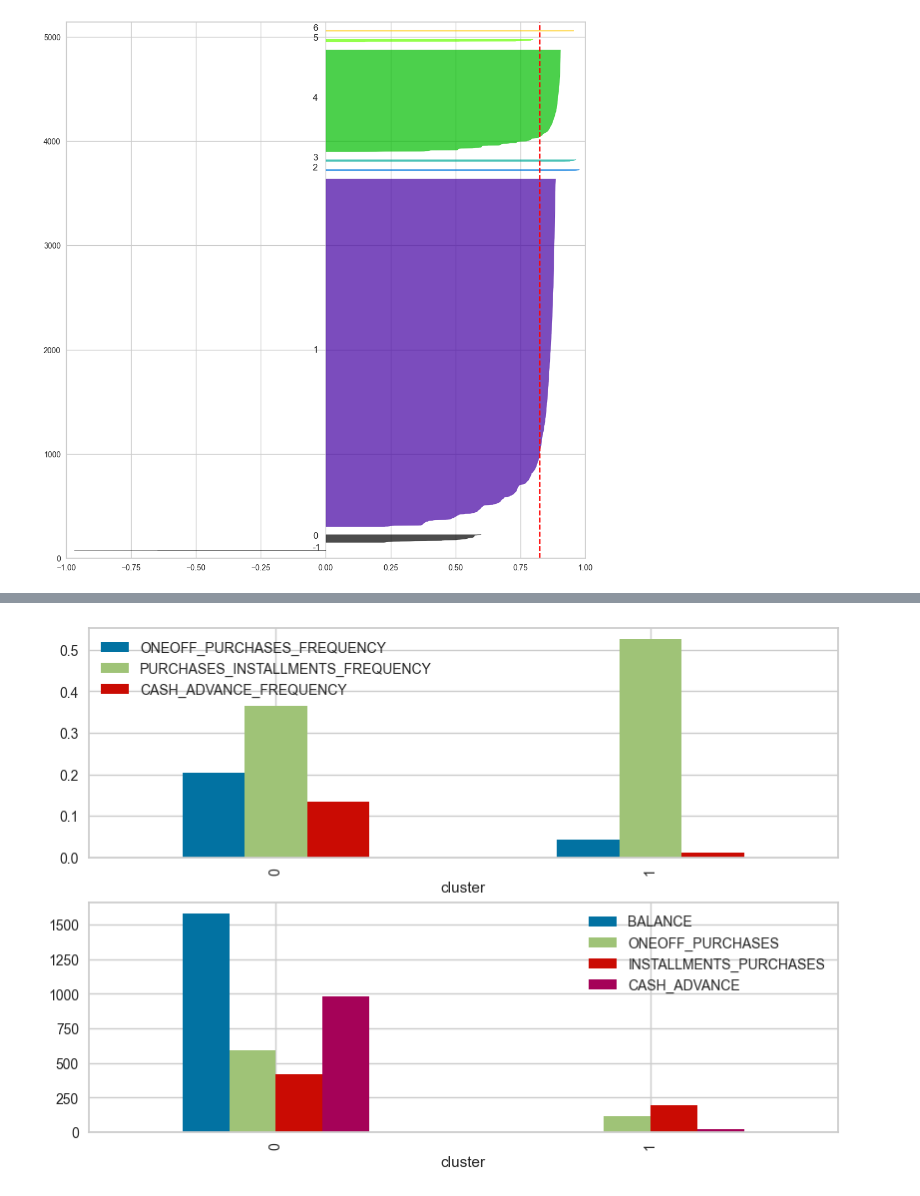
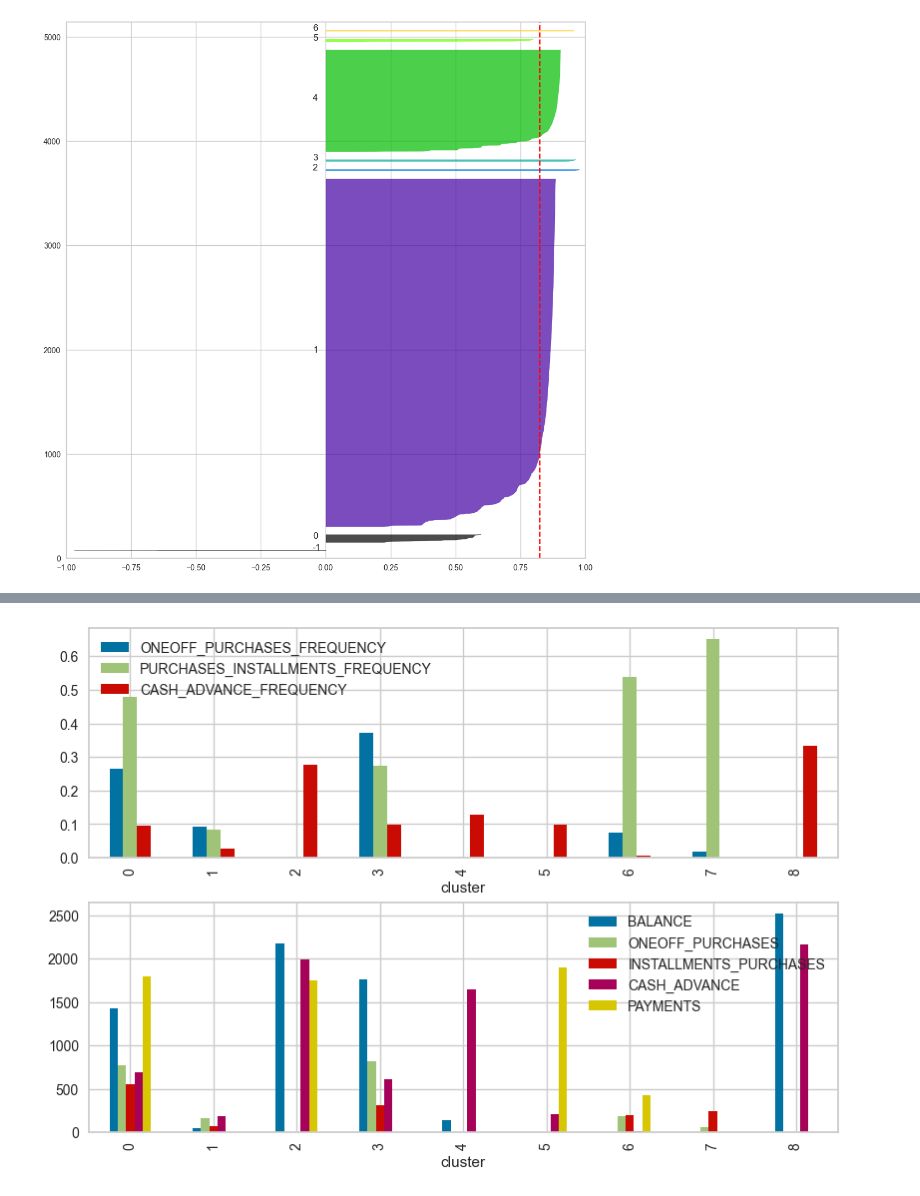
Before and after one commit to jasonrichdarmawan/p1-g4, a Jupyter notebook: h8dsft_P1G4_jason_rich_darmawan_onggo_putra.ipynb, the cells around one changed output, grey strips where cells are left out. Cells and saved outputs as stored; diff of their text form; code cells hidden in the pictures.

```diff
--- a/h8dsft_P1G4_jason_rich_darmawan_onggo_putra.ipynb
+++ b/h8dsft_P1G4_jason_rich_darmawan_onggo_putra.ipynb
@@ -1051,7 +1105,7 @@ def isolate():
 
     interests_2 = [
         'BALANCE', 'ONEOFF_PURCHASES', 'INSTALLMENTS_PURCHASES',
-        'CASH_ADVANCE', 'cluster'
+        'CASH_ADVANCE', 'PAYMENTS', 'cluster'
     ]
 
     Xy_train_imputed[interests_2].groupby(by='cluster').mean().plot.bar(ax=axes[1])
@@ -1065,16 +1121,17 @@ isolate()
 def isolate():
     X_train_final = preprocessor.fit_transform(X=X_train)
 
-    n_clusters = []
+    distance_threshold = []
     silh = []
 
     for hier in hier_list:
-        n_clusters.append(hier.n_clusters)
+        distance_threshold.append(hier.distance_threshold)
         silh.append(silhouette_score(X=X_train_final, labels=hier.labels_))
 
-    print("best estimator index", np.argmax(silh), hier_list[np.argmax(silh)], max(silh))
+    print("best estimator index",
+          np.argmax(silh), hier_list[np.argmax(silh)], max(silh))
 
-    sns.lineplot(x=n_clusters, y=silh)
+    sns.lineplot(x=distance_threshold, y=silh)
 
 isolate()
 # %% [output]
@@ -1083,15 +1141,15 @@ best estimator index 0 AgglomerativeClustering() 0.9512578720158442
 # %%
 def isolate():
     X_train_final = preprocessor.fit_transform(X=X_train)
-    hier = AgglomerativeClustering(n_clusters=2)
-    hier.fit(X=X_train_final)
-
-    print(hier.labels_)
+    hier = hier_list[2]
 
     x, y, z = X_train_final.T
 
-    fig = px.scatter_3d(x=x, y=y, z=z, color=hier.labels_)
-    fig.show()
+    # fig = px.scatter_3d(x=x, y=y, z=z, color=hier.labels_)
+    # fig.update_traces(marker_size=3)
+    # fig.show()
+
+    plot_scatter3d(x=x,  y=y, z=z, labels=hier.labels_)
 
 isolate()
 # %% [output]
@@ -1098,0 +1157,13 @@ isolate()
+# %%
+# plot the silhouette coefficient
+# reference: https://scikit-learn.org/stable/auto_examples/cluster/plot_kmeans_silhouette_analysis.html
+def isolate():
+    X_train_final = preprocessor.fit_transform(X=X_train)
+
+    hier = hier_list[2]
+
+    fig, ax = plt.subplots(1,1, layout="constrained", figsize=(10,10))
+
+    plot_silhouette(estimator=hier, X=X_train_final, labels=hier.labels_, ax=ax)
+
+isolate()
@@ -1099,34 +1206,34 @@ isolate()
 # %%
 # Interpreting clusters based on DBSCAN(eps=4.469, min_samples=6)
 def isolate():
-    hier = hier_list[0]
+    hier = hier_list[2]
 
     X_train_imputed = num_prep[0].fit_transform(X=X_train)
 
     Xy_train_imputed = pd.concat([
         pd.DataFrame(
             data=X_train_imputed,
             columns=num_prep[0].get_feature_names_out()
         ),
         pd.DataFrame({'cluster': hier.labels_})
     ], axis=1)
 
     _, axes = plt.subplots(2,1, layout='constrained')
 
     interests_1 = [
         'ONEOFF_PURCHASES_FREQUENCY',
         'PURCHASES_INSTALLMENTS_FREQUENCY', 'CASH_ADVANCE_FREQUENCY', 'cluster'
     ]
 
     Xy_train_imputed[interests_1].groupby(by='cluster').mean().plot.bar(ax=axes[0])
 
     interests_2 = [
         'BALANCE', 'ONEOFF_PURCHASES', 'INSTALLMENTS_PURCHASES',
-        'CASH_ADVANCE', 'cluster'
+        'CASH_ADVANCE', 'PAYMENTS', 'cluster'
     ]
 
     Xy_train_imputed[interests_2].groupby(by='cluster').mean().plot.bar(ax=axes[1])
 
 isolate()
 # %% [output]
-[figure, old version]
+[figure, new version]
```
Also changed, not shown: parts of 35 cells of this notebook, 2 other files.
